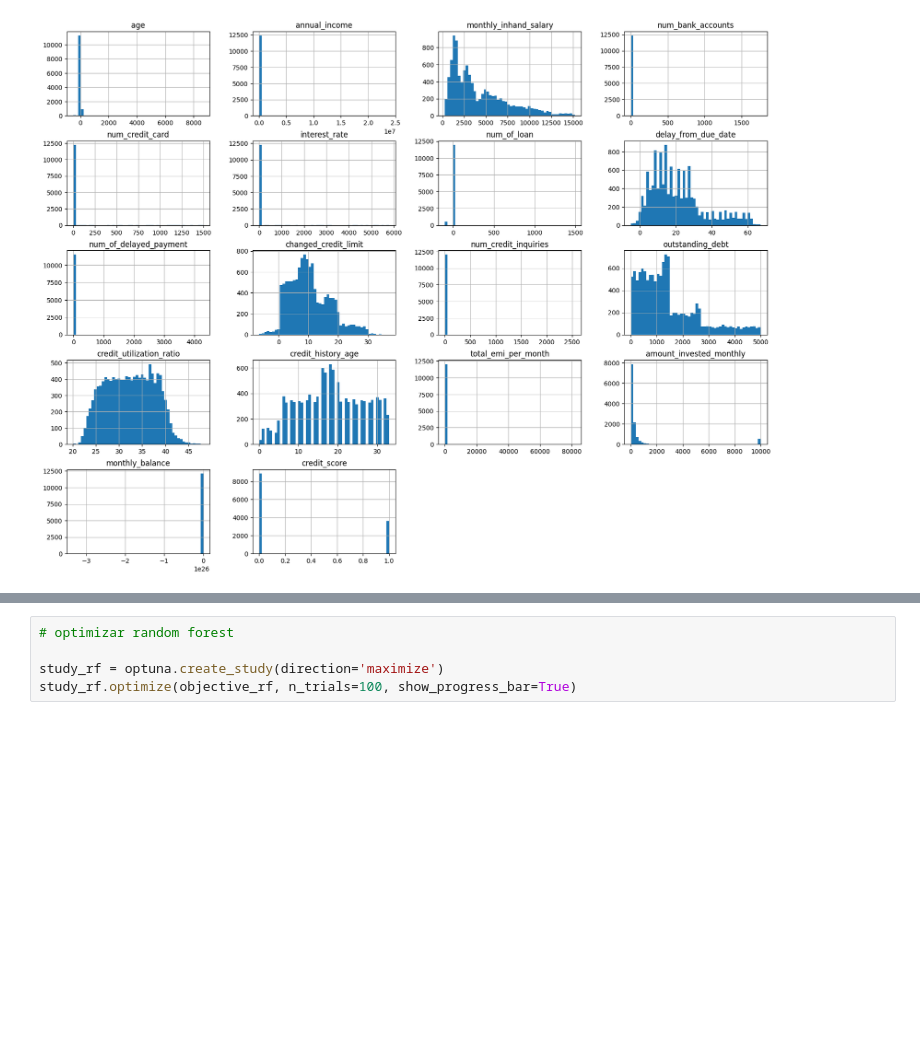
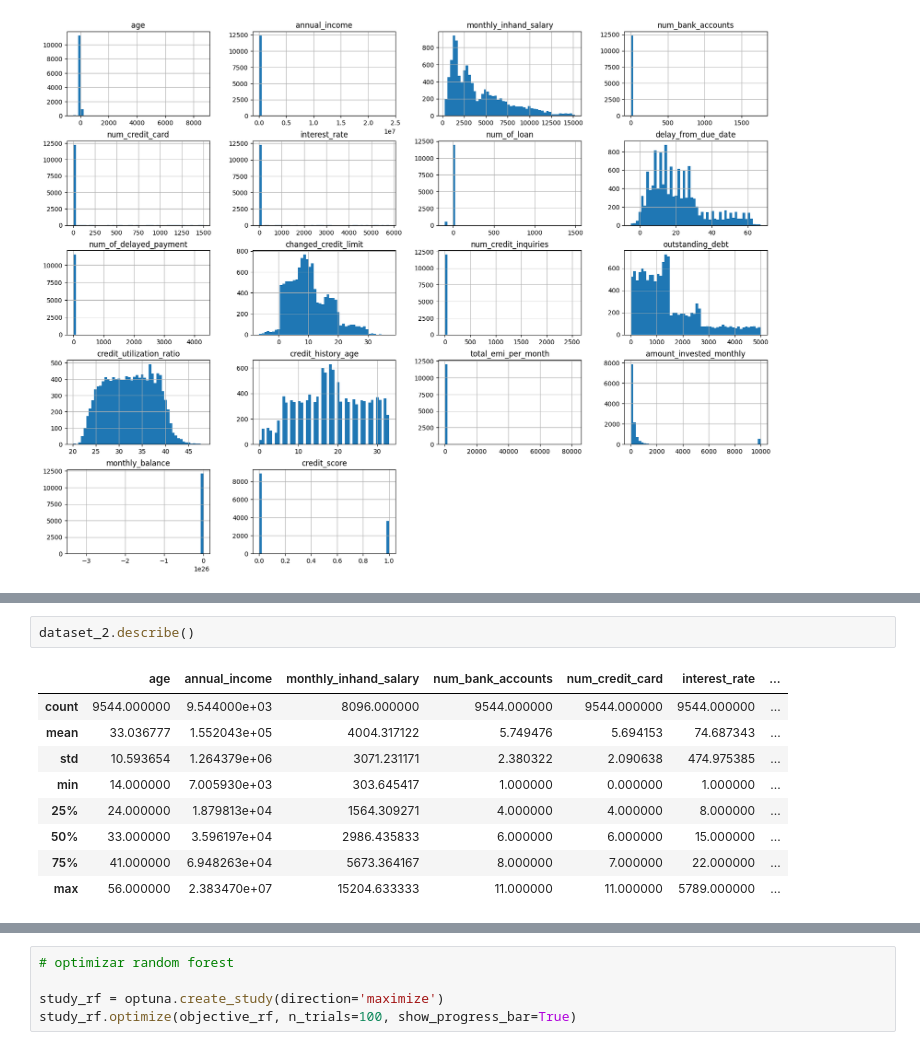
Before and after one commit to jcist/MDS7202, a Jupyter notebook: Proyecto2.ipynb, the cells around one changed output, grey strips where cells are left out. Cells and saved outputs as stored; diff of their text form; blank space fills up the shorter version.

```diff
--- a/Proyecto2.ipynb
+++ b/Proyecto2.ipynb
@@ -295,0 +329,12 @@ plt.show()
+# %%
+dataset_2.describe()
+# %% [output]
+|  | age | annual_income | monthly_inhand_salary | num_bank_accounts | num_credit_card | interest_rate | ... |
+| count | 9544.000000 | 9.544000e+03 | 8096.000000 | 9544.000000 | 9544.000000 | 9544.000000 | ... |
+| mean | 33.036777 | 1.552043e+05 | 4004.317122 | 5.749476 | 5.694153 | 74.687343 | ... |
+| std | 10.593654 | 1.264379e+06 | 3071.231171 | 2.380322 | 2.090638 | 474.975385 | ... |
+| min | 14.000000 | 7.005930e+03 | 303.645417 | 1.000000 | 0.000000 | 1.000000 | ... |
+| 25% | 24.000000 | 1.879813e+04 | 1564.309271 | 4.000000 | 4.000000 | 8.000000 | ... |
+| 50% | 33.000000 | 3.596197e+04 | 2986.435833 | 6.000000 | 6.000000 | 15.000000 | ... |
+| 75% | 41.000000 | 6.948263e+04 | 5673.364167 | 8.000000 | 7.000000 | 22.000000 | ... |
+| max | 56.000000 | 2.383470e+07 | 15204.633333 | 11.000000 | 11.000000 | 5789.000000 | ... |
```
Also changed, not shown: parts of 36 cells of this notebook.
